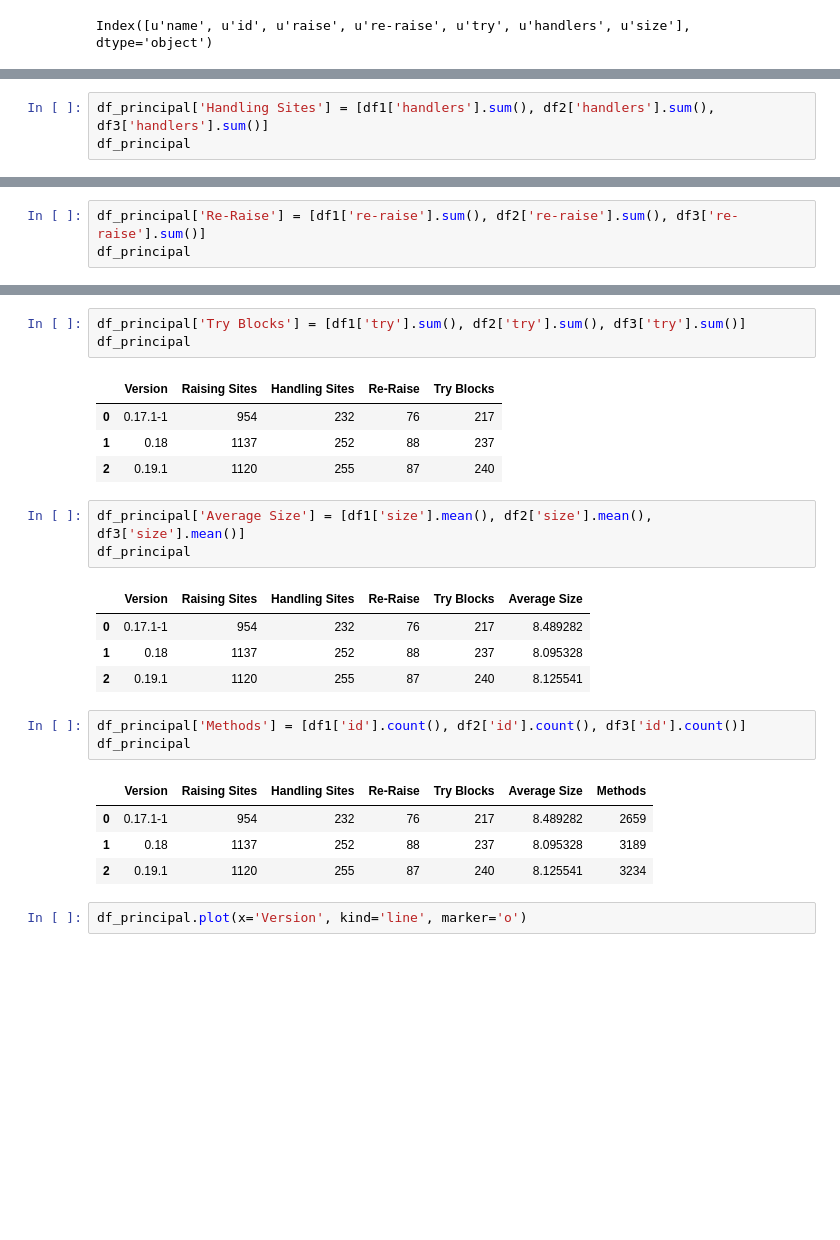
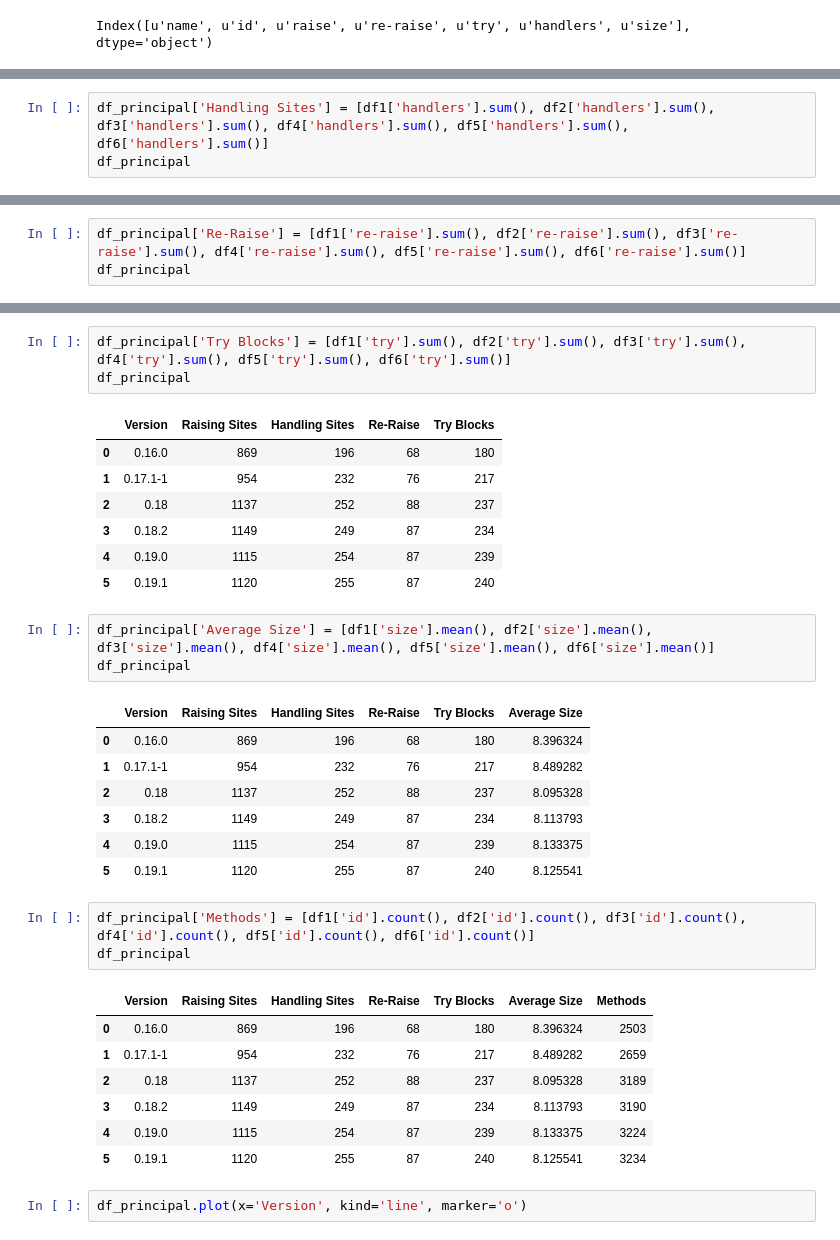
Before and after one commit to allangoncalves/ExceptionHandling, a Jupyter notebook: Scikit.ipynb, the cells around one changed output, grey strips where cells are left out. Drawn from its saved outputs; the diff is of its cells as text; blank space fills up the shorter version.

```diff
--- a/Scikit.ipynb
+++ b/Scikit.ipynb
@@ -35,5 +47,5 @@ df_principal
 # %%
-df_principal['Handling Sites'] = [df1['handlers'].sum(), df2['handlers'].sum(), df3['handlers'].sum()]
+df_principal['Handling Sites'] = [df1['handlers'].sum(), df2['handlers'].sum(), df3['handlers'].sum(), df4['handlers'].sum(), df5['handlers'].sum(), df6['handlers'].sum()]
 df_principal
 # %% [output]
 |  | Version | Raising Sites | Handling Sites |
@@ -43,5 +58,5 @@ df_principal
 # %%
-df_principal['Re-Raise'] = [df1['re-raise'].sum(), df2['re-raise'].sum(), df3['re-raise'].sum()]
+df_principal['Re-Raise'] = [df1['re-raise'].sum(), df2['re-raise'].sum(), df3['re-raise'].sum(), df4['re-raise'].sum(), df5['re-raise'].sum(), df6['re-raise'].sum()]
 df_principal
 # %% [output]
 |  | Version | Raising Sites | Handling Sites | Re-Raise |
@@ -51,27 +69,36 @@ df_principal
 # %%
-df_principal['Try Blocks'] = [df1['try'].sum(), df2['try'].sum(), df3['try'].sum()]
+df_principal['Try Blocks'] = [df1['try'].sum(), df2['try'].sum(), df3['try'].sum(), df4['try'].sum(), df5['try'].sum(), df6['try'].sum()]
 df_principal
 # %% [output]
 |  | Version | Raising Sites | Handling Sites | Re-Raise | Try Blocks |
-| 0 | 0.17.1-1 | 954 | 232 | 76 | 217 |
-| 1 | 0.18 | 1137 | 252 | 88 | 237 |
-| 2 | 0.19.1 | 1120 | 255 | 87 | 240 |
+| 0 | 0.16.0 | 869 | 196 | 68 | 180 |
+| 1 | 0.17.1-1 | 954 | 232 | 76 | 217 |
+| 2 | 0.18 | 1137 | 252 | 88 | 237 |
+| 3 | 0.18.2 | 1149 | 249 | 87 | 234 |
+| 4 | 0.19.0 | 1115 | 254 | 87 | 239 |
+| 5 | 0.19.1 | 1120 | 255 | 87 | 240 |
 # %%
-df_principal['Average Size'] = [df1['size'].mean(), df2['size'].mean(), df3['size'].mean()]
+df_principal['Average Size'] = [df1['size'].mean(), df2['size'].mean(), df3['size'].mean(), df4['size'].mean(), df5['size'].mean(), df6['size'].mean()]
 df_principal
 # %% [output]
 |  | Version | Raising Sites | Handling Sites | Re-Raise | Try Blocks | Average Size |
-| 0 | 0.17.1-1 | 954 | 232 | 76 | 217 | 8.489282 |
-| 1 | 0.18 | 1137 | 252 | 88 | 237 | 8.095328 |
-| 2 | 0.19.1 | 1120 | 255 | 87 | 240 | 8.125541 |
+| 0 | 0.16.0 | 869 | 196 | 68 | 180 | 8.396324 |
+| 1 | 0.17.1-1 | 954 | 232 | 76 | 217 | 8.489282 |
+| 2 | 0.18 | 1137 | 252 | 88 | 237 | 8.095328 |
+| 3 | 0.18.2 | 1149 | 249 | 87 | 234 | 8.113793 |
+| 4 | 0.19.0 | 1115 | 254 | 87 | 239 | 8.133375 |
+| 5 | 0.19.1 | 1120 | 255 | 87 | 240 | 8.125541 |
 # %%
-df_principal['Methods'] = [df1['id'].count(), df2['id'].count(), df3['id'].count()]
+df_principal['Methods'] = [df1['id'].count(), df2['id'].count(), df3['id'].count(), df4['id'].count(), df5['id'].count(), df6['id'].count()]
 df_principal
 # %% [output]
 |  | Version | Raising Sites | Handling Sites | Re-Raise | Try Blocks | Average Size | Methods |
-| 0 | 0.17.1-1 | 954 | 232 | 76 | 217 | 8.489282 | 2659 |
-| 1 | 0.18 | 1137 | 252 | 88 | 237 | 8.095328 | 3189 |
-| 2 | 0.19.1 | 1120 | 255 | 87 | 240 | 8.125541 | 3234 |
+| 0 | 0.16.0 | 869 | 196 | 68 | 180 | 8.396324 | 2503 |
+| 1 | 0.17.1-1 | 954 | 232 | 76 | 217 | 8.489282 | 2659 |
+| 2 | 0.18 | 1137 | 252 | 88 | 237 | 8.095328 | 3189 |
+| 3 | 0.18.2 | 1149 | 249 | 87 | 234 | 8.113793 | 3190 |
+| 4 | 0.19.0 | 1115 | 254 | 87 | 239 | 8.133375 | 3224 |
+| 5 | 0.19.1 | 1120 | 255 | 87 | 240 | 8.125541 | 3234 |
 # %%
 df_principal.plot(x='Version', kind='line', marker='o')
 # %% [output]
```
Also changed, not shown: parts of 7 cells of this notebook, 36 other files.
